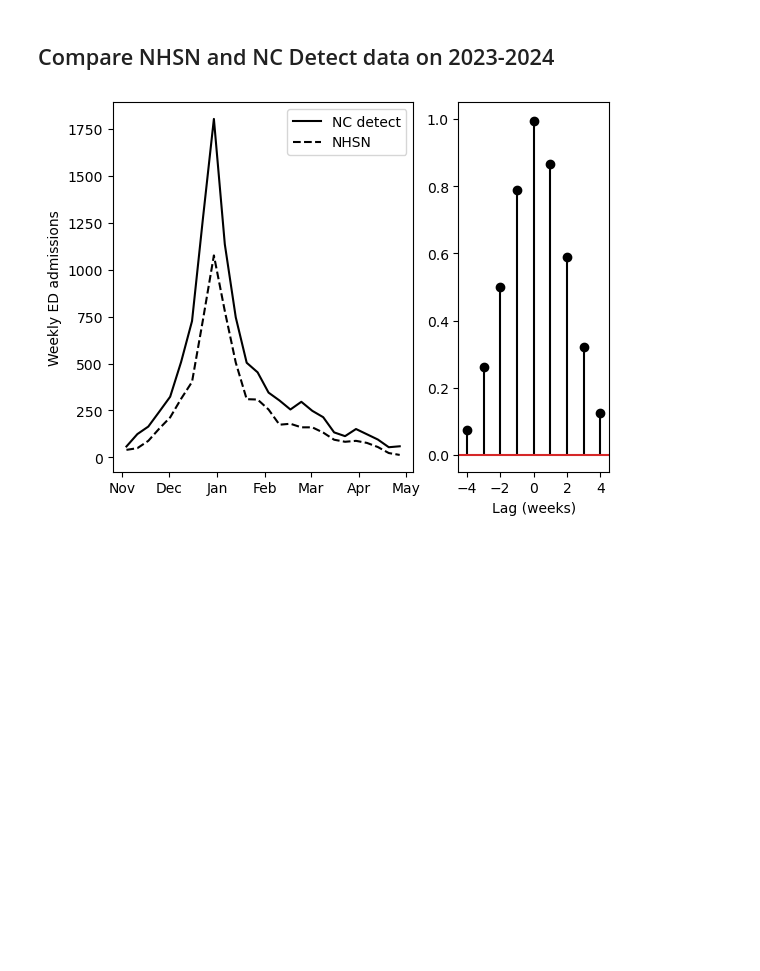
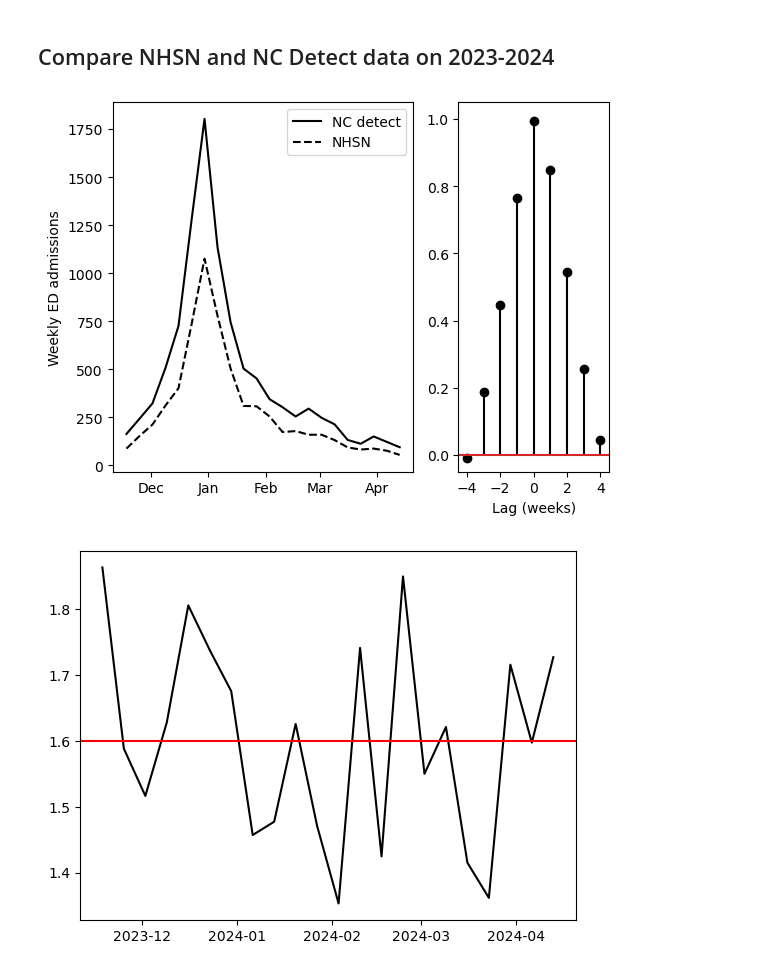
Before and after one commit to twallema/influenza-USA, a Jupyter notebook: scripts/NC_forecasts/manuscript/visualise_NC_data.ipynb, the cells around one changed output. Saved outputs shown, nothing was run; the diff lists cells and outputs as text; code cells hidden in the pictures; blank space fills up the shorter version.

```diff
--- a/scripts/NC_forecasts/manuscript/visualise_NC_data.ipynb
+++ b/scripts/NC_forecasts/manuscript/visualise_NC_data.ipynb
@@ -99,8 +99,8 @@ plt.close()
 ## Compare NHSN and NC Detect data on 2023-2024
 # %%
 # get data
-NC_detect = get_NC_influenza_data(datetime(2023, 11, 1), datetime(2024, 5, 1), '2023-2024')['H_inc']*7
-NHSN = get_NC_NHSN_data(datetime(2023, 11, 1), datetime(2024, 5, 1))
+NC_detect = get_NC_influenza_data(datetime(2023, 11, 15), datetime(2024, 4, 15), '2023-2024')['H_inc']*7
+NHSN = get_NC_NHSN_data(datetime(2023, 11, 15), datetime(2024, 4, 15))
 # Function to compute cross-correlation for all lags
 def cross_correlation(series1, series2):
     n = len(series1)
@@ -113,21 +113,28 @@ lags, correlations = cross_correlation(NHSN, NC_detect)
 # %%
 fig,ax=plt.subplots(nrows=1, ncols=2, width_ratios=[2,1])
 # Plot the data
 ax[0].plot(NC_detect, label='NC detect', color='black')
 ax[0].plot(NHSN, label='NHSN', color='black', linestyle='--')
 ax[0].legend()
 ax[0].set_ylabel('Weekly ED admissions')
 ax[0].xaxis.set_major_locator(mdates.MonthLocator())
 fmt = mdates.DateFormatter('%b')
 ax[0].xaxis.set_major_formatter(fmt)
 
 # Plot the cross correlation
 ax[1].stem(lags, correlations, linefmt='black')
 ax[1].set_xlim([-4.5,4.5])
 ax[1].set_ylim([-0.05,1.05])
 ax[1].set_xlabel("Lag (weeks)")
 ax[1].set_xticks([-4, -2, 0, 2, 4])
 plt.show()
 plt.close()
+
+fig,ax=plt.subplots()
+ax.plot(NC_detect/NHSN, color='black')
+ax.axhline((NC_detect/NHSN).mean(), color='red')
+plt.show()
+plt.close()
 # %% [output]
-[figure, old version]
+[figure, new version]
+[figure, added]
```
Also changed, not shown: parts of 1 cell of this notebook, 3 other files.
